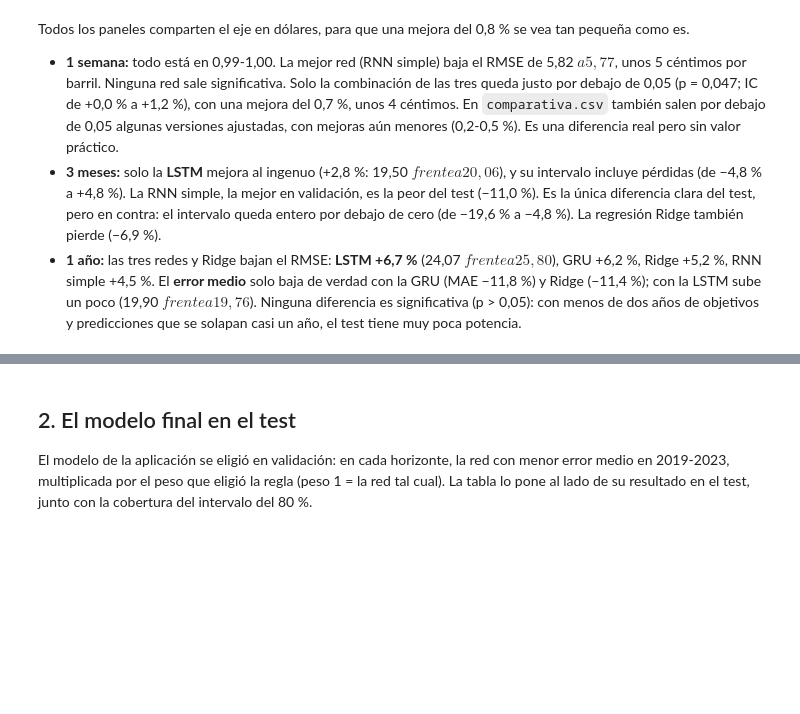
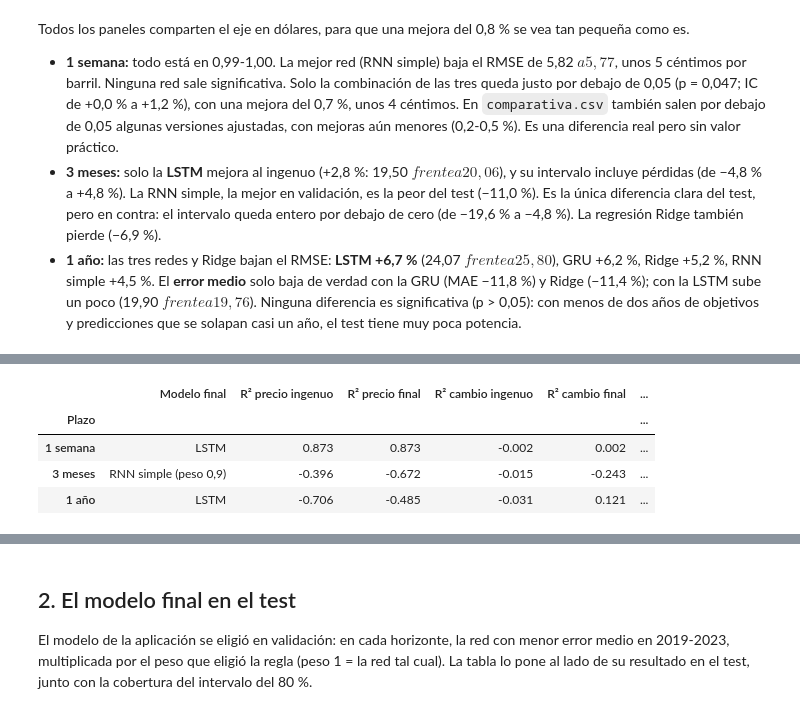
Before and after one commit to rubenelices/PREDICCION_PETROLEO_RNN, a Jupyter notebook: notebooks/07_comparativa_modelos.ipynb, the cells around one changed output, grey strips where cells are left out. Cells and saved outputs as stored; diff of their text form; code cells hidden in the pictures; blank space fills up the shorter version.

```diff
--- a/notebooks/07_comparativa_modelos.ipynb
+++ b/notebooks/07_comparativa_modelos.ipynb
@@ -78,0 +86,8 @@ Todos los paneles comparten el eje en dólares, para que una mejora del 0,8 % se
+# %%
+report.r2_table(r).style.format(precision=3)
+# %% [output]
+|  | Modelo final | R² precio ingenuo | R² precio final | R² cambio ingenuo | R² cambio final | ... |
+| Plazo |  |  |  |  |  | ... |
+| 1 semana | LSTM | 0.873 | 0.873 | -0.002 | 0.002 | ... |
+| 3 meses | RNN simple (peso 0,9) | -0.396 | -0.672 | -0.015 | -0.243 | ... |
+| 1 año | LSTM | -0.706 | -0.485 | -0.031 | 0.121 | ... |
```
Also changed, not shown: parts of 6 cells of this notebook, 4 other files.
